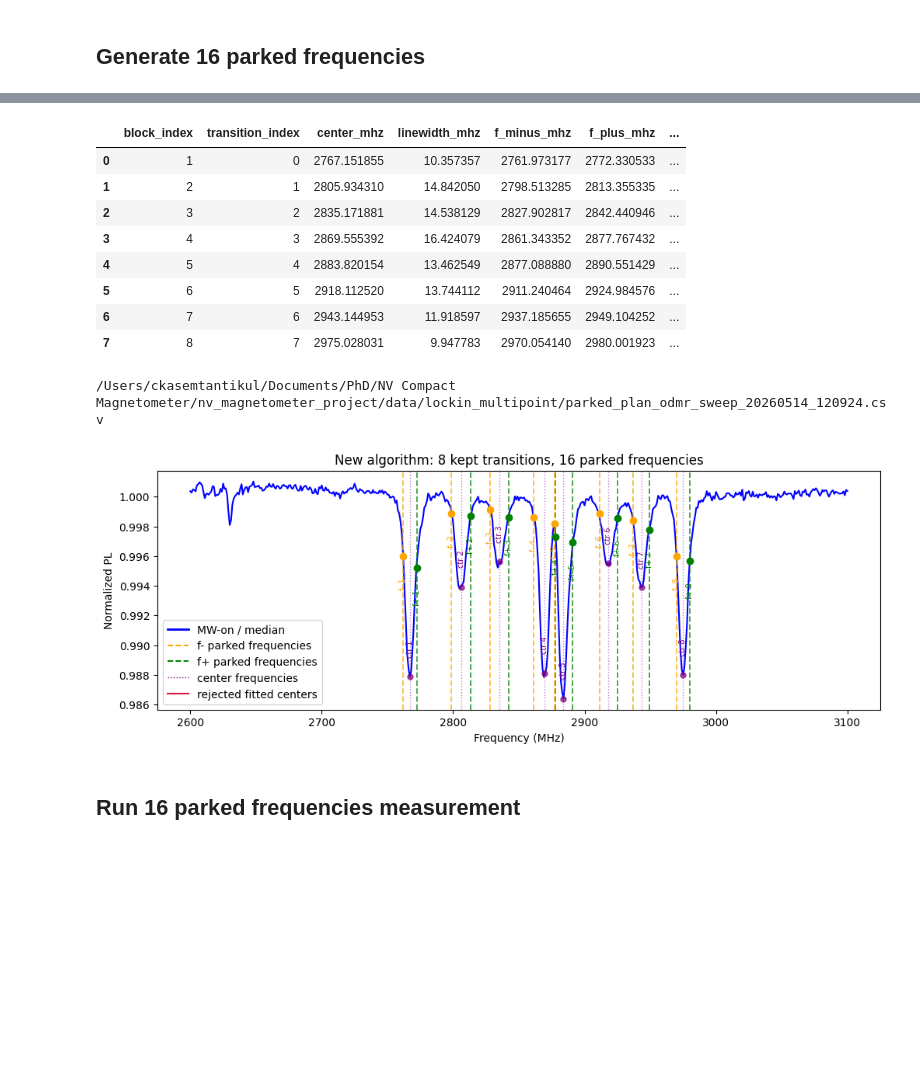
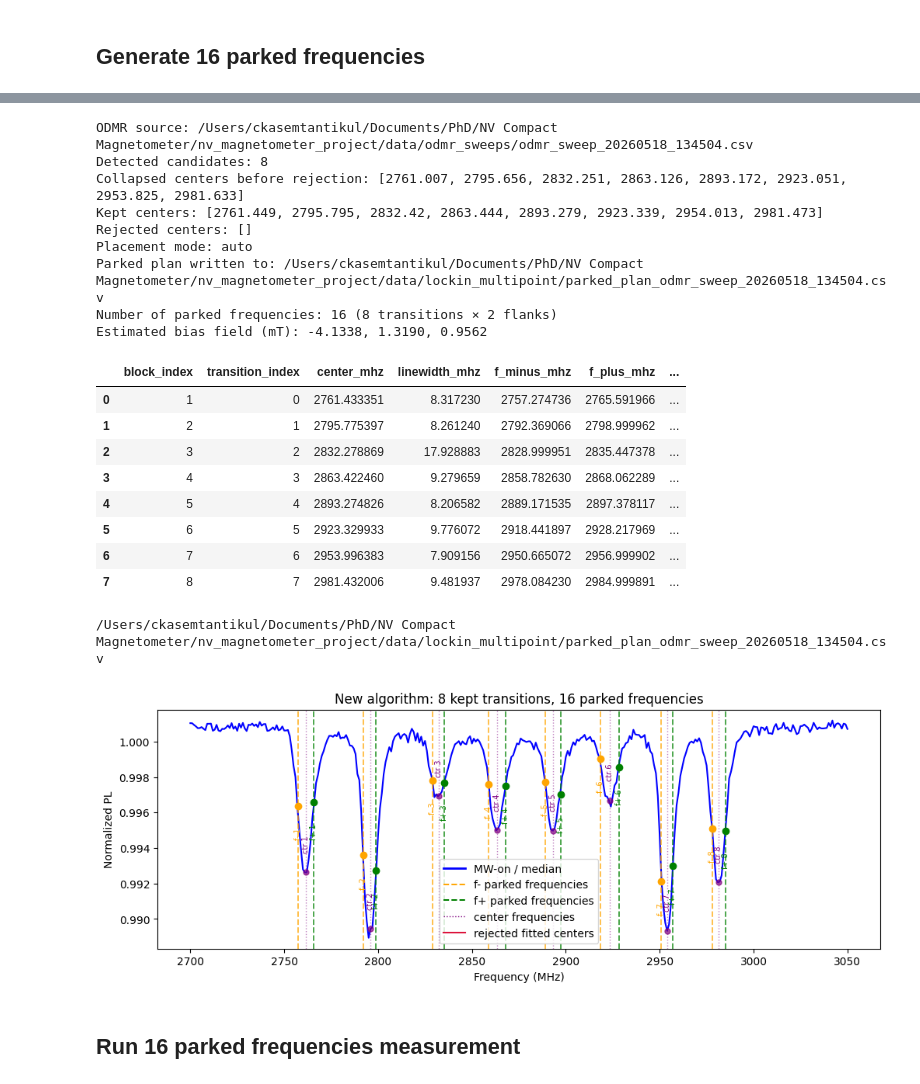
Before and after one commit to chalach49266/nv-compact-magnetometer, a Jupyter notebook: Modules/Lockin_module.ipynb, the cells around one changed output, grey strips where cells are left out. Saved outputs shown, nothing was run; the diff lists cells and outputs as text; code cells hidden in the pictures; blank space fills up the shorter version.

```diff
--- a/Modules/Lockin_module.ipynb
+++ b/Modules/Lockin_module.ipynb
@@ -88,8 +88,8 @@ ODMR_RELAX_DELAY_TREG = 1000    # delay register units between MW on/off segment
 ODMR_READOUT_INTEGRATION_TUS = 213   # or set e.g. 50.0 (microseconds)
 
 # --- Frequency sweep (MHz) ---
-MW_FREQ_START_MHZ = 2600
-MW_FREQ_STOP_MHZ = 3100
+MW_FREQ_START_MHZ = 2700
+MW_FREQ_STOP_MHZ = 3050
 MW_FREQ_STEP_MHZ = 1             # step size (MHz); narrow range once peaks are known. Try 0.5 or 0.25 MHz it will make the np.gradient for Yizhou algorithm more accurate
 # Instead of delta, you can use a fixed point count, e.g.:
 #   config_odmr.add_linear_sweep("mw", "fMHz", start=2700, stop=3000, nsweep_points=301)
@@ -382,6 +382,8 @@ Suggested resonance frequency (deepest dip in range): 2883.00 MHz
 # %%
 # Step 1 — Generate parked frequencies from the most recent ODMR sweep using the newer
 # candidate clustering + local fitting + spurious-pair rejection workflow.
+# Parked-frequency placement is routed through nv_toolkit's _suggest_parked_frequencies
+# (Michael's updated algorithm) instead of an inline center +/- FWHM/2 placement.
 
 import sys
 from pathlib import Path
@@ -411,7 +413,7 @@ from nv_toolkit.peaks import (
     reject_unpaired_peaks,
 )
 from nv_toolkit.tui import (
-    ParkedFrequencyPlanEntry,
+    _suggest_parked_frequencies,
     _write_parked_plan_csv,
     _estimate_bias_field_mT,
 )
@@ -436,12 +438,9 @@ SNR_THRESHOLD = 1.5
 CLUSTER_MERGE_MHZ = 3.0
 FIT_WINDOW_MHZ = 8.0
 MAX_CENTERS = 8
-FWHM_FLOOR_MHZ = 0.200
-FWHM_FALLBACK_MHZ = 0.5
-
-def _safe_fwhm_mhz(fwhm):
-    fwhm = float(fwhm)
-    return fwhm if fwhm > FWHM_FLOOR_MHZ + 0.01 else FWHM_FALLBACK_MHZ
+# Parked-frequency placement mode passed to _suggest_parked_frequencies:
+# "auto" | "empirical_half_max" | "empirical" | "max_slope" | "half_max".
+PLACEMENT = "auto"
 
 # Load raw ODMR sweep and normalize MW-on signal.
 _odmr_df = pd.read_csv(ODMR_CSV_FOR_PLAN)
@@ -488,27 +487,16 @@ if len(kept_fits) == 0:
     raise RuntimeError("New parking algorithm rejected all fitted peaks.")
 
 transition_centers = np.asarray([fit.center_mhz for fit in kept_fits], dtype=float)
-gradient = np.gradient(measured, freqs_mhz)
 
-parked_plan = []
-for transition_index, fit in enumerate(kept_fits):
-    center = float(fit.center_mhz)
-    linewidth = _safe_fwhm_mhz(fit.linewidth_mhz)
-    f_minus = center - linewidth / 2.0
-    f_plus = center + linewidth / 2.0
-
-    parked_plan.append(
-        ParkedFrequencyPlanEntry(
-            transition_index=int(transition_index),
-            center_mhz=center,
-            linewidth_mhz=linewidth,
-            frequency_minus_mhz=f_minus,
-            frequency_plus_mhz=f_plus,
-            slope_minus_per_mhz=float(np.interp(f_minus, freqs_mhz, gradient)),
-            slope_plus_per_mhz=float(np.interp(f_plus, freqs_mhz, gradient)),
-        )
-    )
-parked_plan = tuple(parked_plan)
+# Parked-frequency placement: nv_toolkit's _suggest_parked_frequencies runs its own
+# per-transition sub-peak detection, 15N doublet pairing, FWHM floor, and
+# contrast-based placement around each kept transition center.
+parked_plan = _suggest_parked_frequencies(
+    freqs_mhz,
+    measured,
+    transition_centers,
+    placement=PLACEMENT,
+)
 
 # Persist the plan as the canonical handoff CSV.
 PARKED_PLAN_CSV = PROJECT_ROOT / "data" / "lockin_multipoint" / f"parked_plan_{ODMR_CSV_FOR_PLAN.stem}.csv"
@@ -552,6 +540,7 @@ print(f"Detected candidates: {len(candidates)}")
 print(f"Collapsed centers before rejection: {np.round(candidate_centers, 3).tolist()}")
 print(f"Kept centers: {np.round(transition_centers, 3).tolist()}")
 print(f"Rejected centers: {[round(float(fit.center_mhz), 3) for fit in rejected_fits]}")
+print(f"Placement mode: {PLACEMENT}")
 print(f"Parked plan written to: {PARKED_PLAN_CSV}")
 print(f"Number of parked frequencies: {len(MULTIPOINT_FREQS_MHZ)} ({len(parked_plan)} transitions × 2 flanks)")
 if BIAS_MT is not None:
@@ -620,14 +601,23 @@ Estimated bias field (mT): 2.1196, -0.5901, -3.4236
+ODMR source: /Users/ckasemtantikul/Documents/PhD/NV Compact Magnetometer/nv_magnetometer_project/data/odmr_sweeps/odmr_sweep_20260518_134504.csv
+Detected candidates: 8
+Collapsed centers before rejection: [2761.007, 2795.656, 2832.251, 2863.126, 2893.172, 2923.051, 2953.825, 2981.633]
+Kept centers: [2761.449, 2795.795, 2832.42, 2863.444, 2893.279, 2923.339, 2954.013, 2981.473]
+Rejected centers: []
+Placement mode: auto
+Parked plan written to: /Users/ckasemtantikul/Documents/PhD/NV Compact Magnetometer/nv_magnetometer_project/data/lockin_multipoint/parked_plan_odmr_sweep_20260518_134504.csv
+Number of parked frequencies: 16 (8 transitions × 2 flanks)
+Estimated bias field (mT): -4.1338, 1.3190, 0.9562
 |  | block_index | transition_index | center_mhz | linewidth_mhz | f_minus_mhz | f_plus_mhz | ... |
-| 0 | 1 | 0 | 2767.151855 | 10.357357 | 2761.973177 | 2772.330533 | ... |
-| 1 | 2 | 1 | 2805.934310 | 14.842050 | 2798.513285 | 2813.355335 | ... |
-| 2 | 3 | 2 | 2835.171881 | 14.538129 | 2827.902817 | 2842.440946 | ... |
-| 3 | 4 | 3 | 2869.555392 | 16.424079 | 2861.343352 | 2877.767432 | ... |
-| 4 | 5 | 4 | 2883.820154 | 13.462549 | 2877.088880 | 2890.551429 | ... |
-| 5 | 6 | 5 | 2918.112520 | 13.744112 | 2911.240464 | 2924.984576 | ... |
-| 6 | 7 | 6 | 2943.144953 | 11.918597 | 2937.185655 | 2949.104252 | ... |
-| 7 | 8 | 7 | 2975.028031 | 9.947783 | 2970.054140 | 2980.001923 | ... |
+| 0 | 1 | 0 | 2761.433351 | 8.317230 | 2757.274736 | 2765.591966 | ... |
+| 1 | 2 | 1 | 2795.775397 | 8.261240 | 2792.369066 | 2798.999962 | ... |
+| 2 | 3 | 2 | 2832.278869 | 17.928883 | 2828.999951 | 2835.447378 | ... |
+| 3 | 4 | 3 | 2863.422460 | 9.279659 | 2858.782630 | 2868.062289 | ... |
+| 4 | 5 | 4 | 2893.274826 | 8.206582 | 2889.171535 | 2897.378117 | ... |
+| 5 | 6 | 5 | 2923.329933 | 9.776072 | 2918.441897 | 2928.217969 | ... |
+| 6 | 7 | 6 | 2953.996383 | 7.909156 | 2950.665072 | 2956.999902 | ... |
+| 7 | 8 | 7 | 2981.432006 | 9.481937 | 2978.084230 | 2984.999891 | ... |
-/Users/ckasemtantikul/Documents/PhD/NV Compact Magnetometer/nv_magnetometer_project/data/lockin_multipoint/parked_plan_odmr_sweep_20260514_120924.csv
+/Users/ckasemtantikul/Documents/PhD/NV Compact Magnetometer/nv_magnetometer_project/data/lockin_multipoint/parked_plan_odmr_sweep_20260518_134504.csv
-[figure, old version]
+[figure, new version]
 # %% [markdown]
 ## Run 16 parked frequencies measurement
 # %%
```
Also changed, not shown: parts of 15 cells of this notebook.
